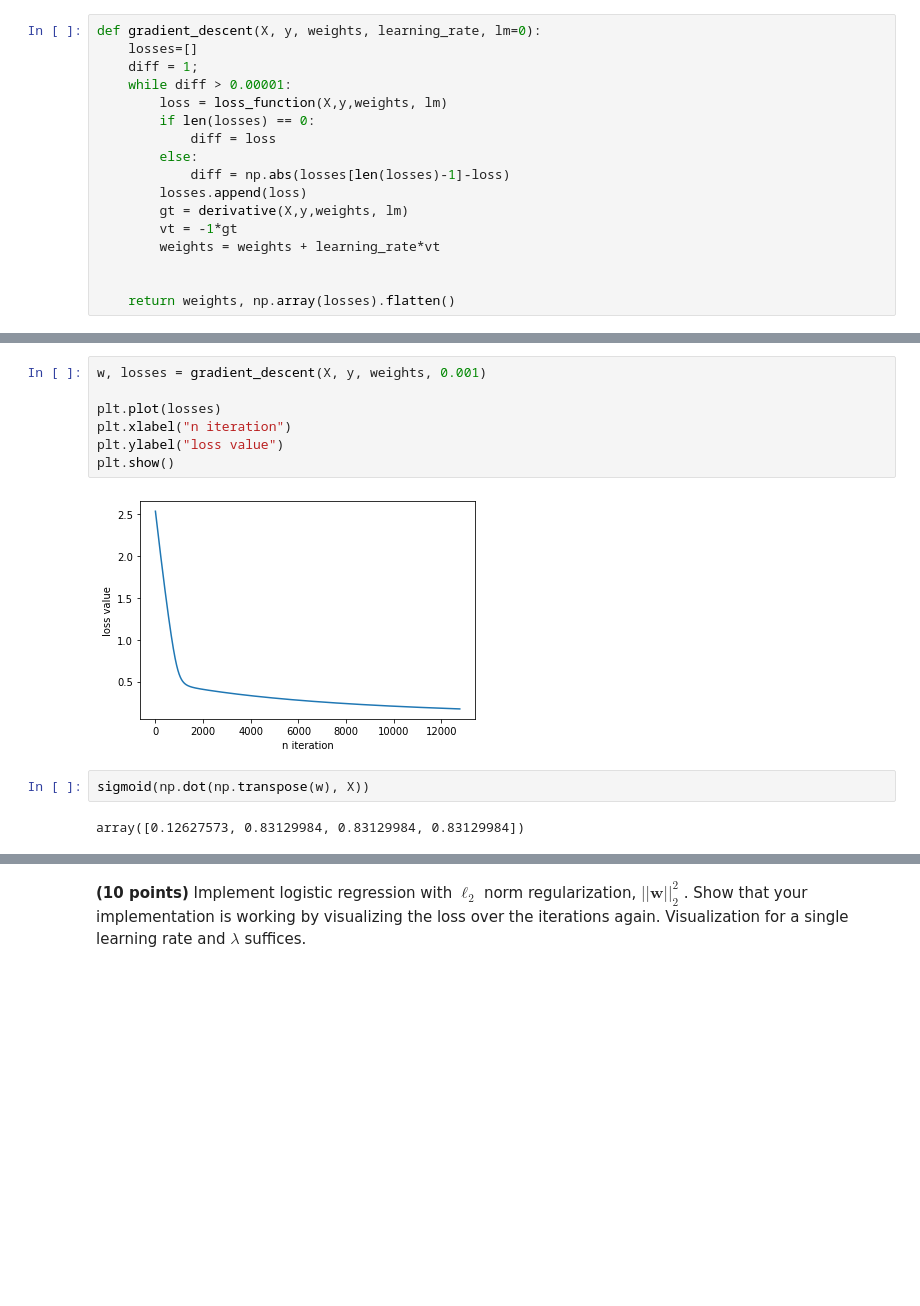
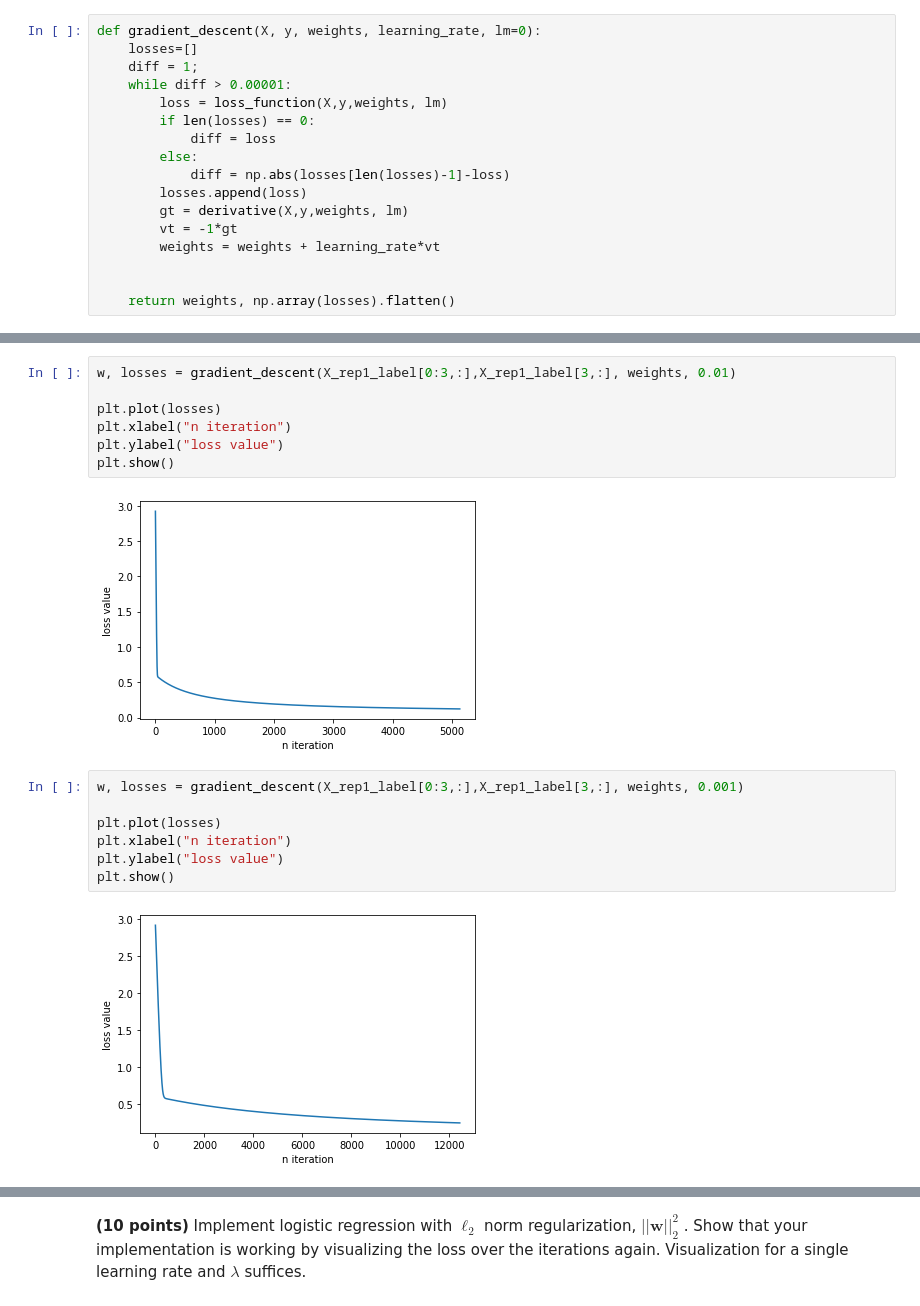
Before and after one commit to yavuzDemir21/Machine-Learning-Digit-Classifier, a Jupyter notebook: SolnTemplate_Yavuz.ipynb, the cells around one changed output, grey strips where cells are left out. Cells and saved outputs as stored; diff of their text form; blank space fills up the shorter version.

```diff
--- a/SolnTemplate_Yavuz.ipynb
+++ b/SolnTemplate_Yavuz.ipynb
@@ -227,13 +254,18 @@ def gradient_descent(X, y, weights, learning_rate, lm=0):
+# %%
+w, losses = gradient_descent(X_rep1_label[0:3,:],X_rep1_label[3,:], weights, 0.01)
+
+plt.plot(losses)
+plt.xlabel("n iteration")
+plt.ylabel("loss value")
+plt.show()
+# %% [output]
+[figure, added]
 # %%
-w, losses = gradient_descent(X, y, weights, 0.001)
+w, losses = gradient_descent(X_rep1_label[0:3,:],X_rep1_label[3,:], weights, 0.001)
 
 plt.plot(losses)
 plt.xlabel("n iteration")
 plt.ylabel("loss value")
 plt.show()
 # %% [output]
-[figure, old version]
+[figure, new version]
-# %%
-sigmoid(np.dot(np.transpose(w), X))
-# %% [output]
-array([0.12627573, 0.83129984, 0.83129984, 0.83129984])
```
Also changed, not shown: parts of 43 cells of this notebook.
